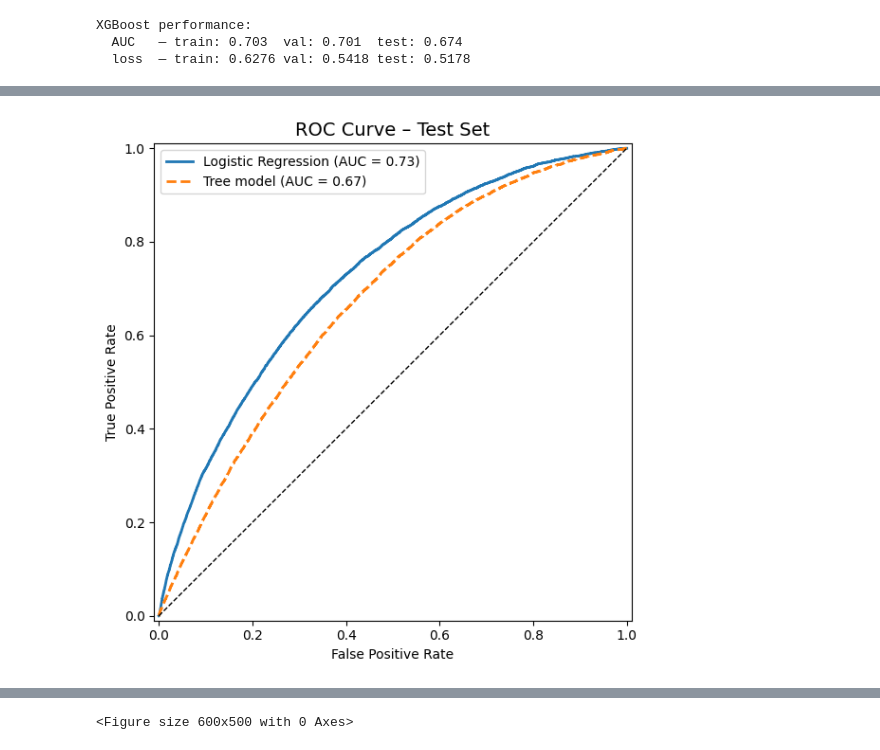
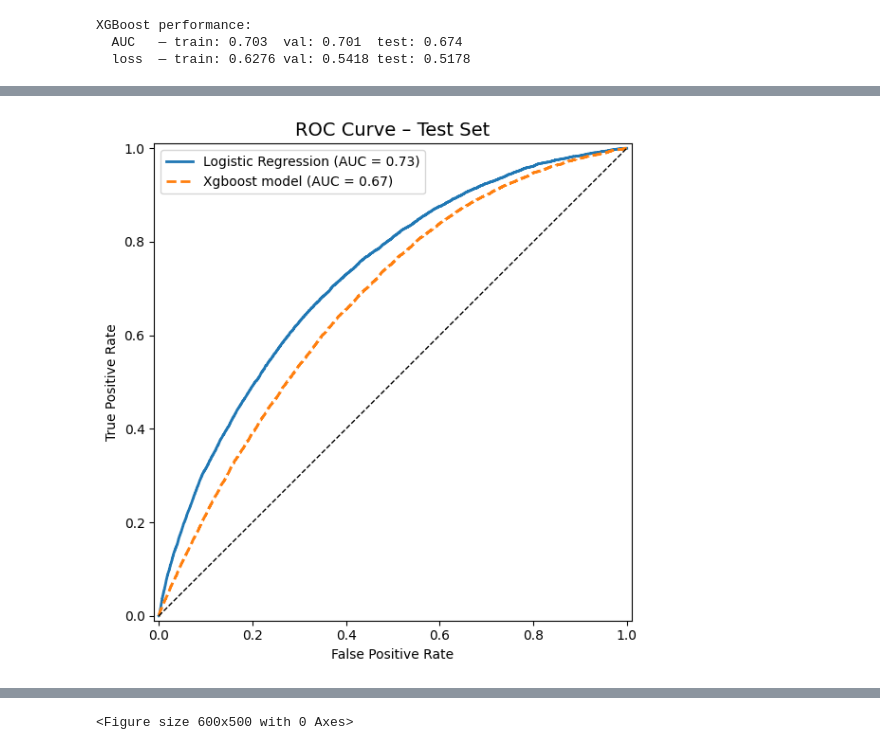
Before and after one commit to BinodTandan/Banking_Stress_Testing, a Jupyter notebook: notebooks/03_model_training.ipynb, the cells around one changed output, grey strips where cells are left out. Cells and saved outputs as stored; diff of their text form; code cells hidden in the pictures.

```diff
--- a/notebooks/03_model_training.ipynb
+++ b/notebooks/03_model_training.ipynb
@@ -360,33 +355,33 @@ Saved metrics to: /Users/binodtandan/UNT Research/ai_stress_testing/results/mode
 # %%
 # 5.2 ROC Curve (Test set) – Logistic vs Tree
 
 plt.close("all")  # clear any old figures
 
 fig, ax = plt.subplots(figsize=(7, 6))
 
 RocCurveDisplay.from_predictions(
     y_test, proba_lr_test,
     name="Logistic Regression", linewidth=2, ax=ax
 )
 
 if proba_xgb_test is not None:
     RocCurveDisplay.from_predictions(
         y_test, proba_xgb_test,
-        name="Tree model", linewidth=2, linestyle="--", ax=ax
+        name="Xgboost model", linewidth=2, linestyle="--", ax=ax
     )
 
 ax.plot([0, 1], [0, 1], "k--", linewidth=1)
 ax.set_title("ROC Curve – Test Set", fontsize=14)
 ax.set_xlabel("False Positive Rate")
 ax.set_ylabel("True Positive Rate")
 ax.legend()
 
 roc_path = FIG_DIR / "roc_curve_test_logreg_vs_xgboost.png"
 fig.tight_layout()
 fig.savefig(roc_path, dpi=300)
 plt.show()
 # %% [output]
-[figure, old version]
+[figure, new version]
 # %%
 # 5.3 Precision–Recall Curve (Test set) – Logistic vs Tree
 
```
Also changed, not shown: parts of 6 cells of this notebook.
